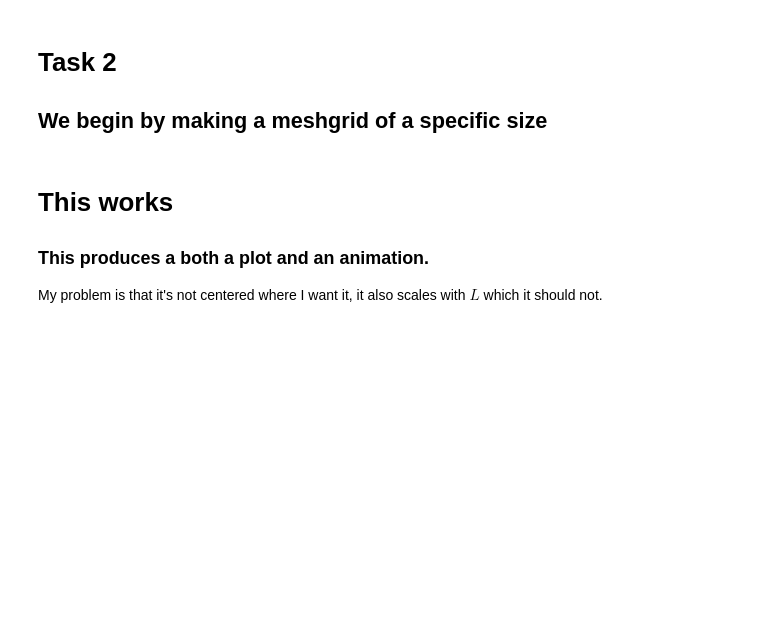
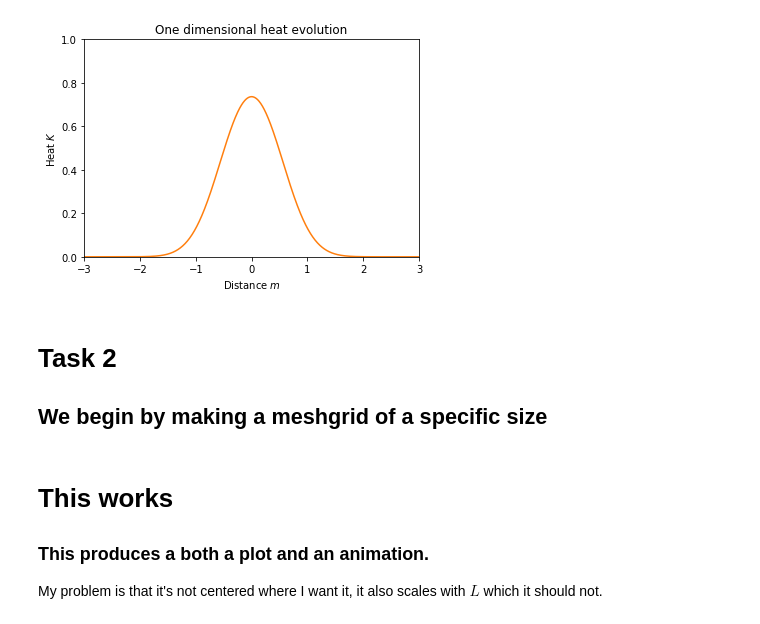
Before and after one commit to thesombady/HeatConduction, a Jupyter notebook: HeatConduction/Task2.ipynb, the cells around one changed output. Drawn from its saved outputs; the diff is of its cells as text; code cells hidden in the pictures; blank space fills up the shorter version.

```diff
--- a/HeatConduction/Task2.ipynb
+++ b/HeatConduction/Task2.ipynb
@@ -18,32 +18,40 @@ def Heat(x,t, alpha = 1):
 # %%
 fig = plt.figure()
 ax = plt.axes(xlim=(-3, 3), ylim=(0, 1), title = "One dimensional heat evolution")
 line, = ax.plot([], [], lw=1)
 
 def init():
     line.set_data([], [])
     return line,
 def animate(i):
     i = i*0.01
     if i != 0:
         y = Heat(x, i)
         line.set_data(x, y)
         line.set_label(f"t = {round(i,3)}")
         plt.legend(bbox_to_anchor=(1, 0.5))
     else:
         pass
     return line,
-
+""""
 anim = FuncAnimation(fig, animate, init_func=init,
                                frames=50, blit=False)
 ax.grid()
 plt.xlabel(r"$x-axis$")
 plt.ylabel(r"$u(x,t)$")
 
 anim.save('Task1.gif', fps=10, extra_args=['-vcodec', 'libx264'],
          writer = 'pillow')
 
 plt.show()
+"""
+plt.plot(x, Heat(x, 0.1))
+plt.ylabel(r"Heat $K$")
+plt.xlabel(r"Distance $m$")
+plt.savefig("Task1.png")
+plt.show()
+# %% [output]
+[figure, added]
 # %% [markdown]
 # Task 2
 ## We begin by making a meshgrid of a specific size
```
Also changed, not shown: parts of 2 cells of this notebook, 5 other files.
